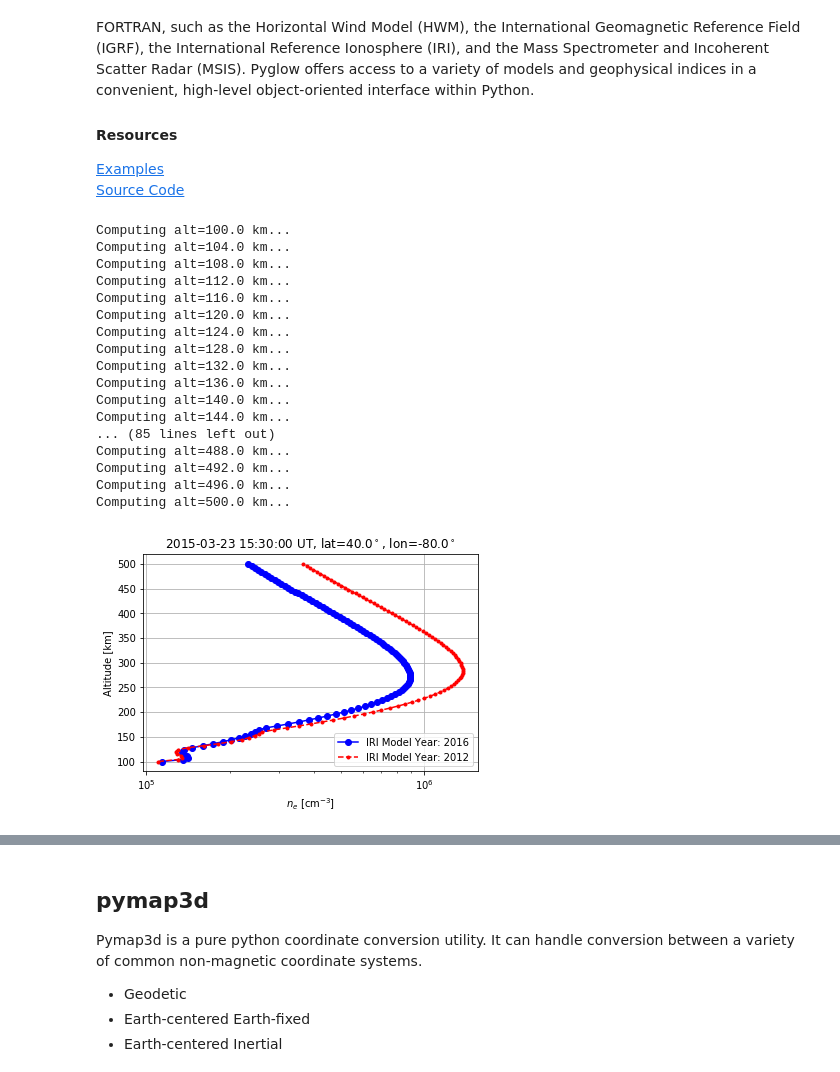
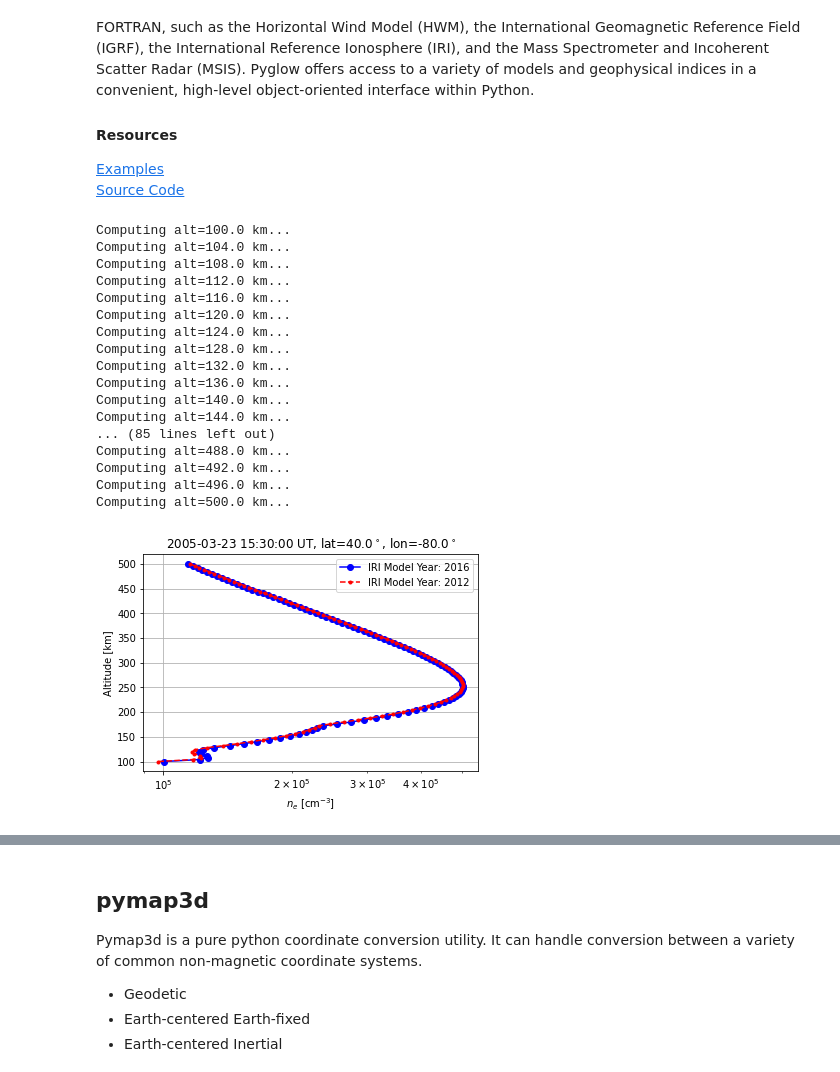
Before and after one commit to EarthCubeInGeo/resen-core, a Jupyter notebook: tutorials/GeospacePackagesInResen.ipynb, the cells around one changed output, grey strips where cells are left out. Saved outputs shown, nothing was run; the diff lists cells and outputs as text; code cells hidden in the pictures.

```diff
--- a/tutorials/GeospacePackagesInResen.ipynb
+++ b/tutorials/GeospacePackagesInResen.ipynb
@@ -581,7 +585,7 @@ lat = 40.
 lon = -80.
 alt = 250.
 alts = np.linspace(100., 500., 101)
-dn = datetime(2015, 3, 23, 15, 30)
+dn = datetime(2005, 3, 23, 15, 30)
 
 ne_2012 = []
 ne_2016 = []
@@ -601,31 +605,31 @@ for alt in alts:
 plt.figure(1)
 plt.clf()
 plt.semilogx(ne_2016, alts, 'bo-', label='IRI Model Year: 2016')
 plt.semilogx(ne_2012, alts, 'r.--', label='IRI Model Year: 2012')
 plt.grid()
 plt.xlabel(r'$n_e$ [cm$^{-3}$]')
 plt.ylabel('Altitude [km]')
 plt.title(r'%s UT, lat=%3.1f$^\circ$, lon=%3.1f$^\circ$' %
           (dn.strftime('%Y-%m-%d %H:%M:%S'), lat, lon))
 plt.legend(loc=0)
 plt.draw()
 plt.show()
 # %% [output]
 Computing alt=100.0 km...
 Computing alt=104.0 km...
 Computing alt=108.0 km...
 Computing alt=112.0 km...
 Computing alt=116.0 km...
 Computing alt=120.0 km...
 Computing alt=124.0 km...
 Computing alt=128.0 km...
 Computing alt=132.0 km...
 Computing alt=136.0 km...
 Computing alt=140.0 km...
 Computing alt=144.0 km...
 ... (85 lines left out)
 Computing alt=488.0 km...
 Computing alt=492.0 km...
 Computing alt=496.0 km...
 Computing alt=500.0 km...
-[figure, old version]
+[figure, new version]
```
Also changed, not shown: parts of 20 cells of this notebook.
